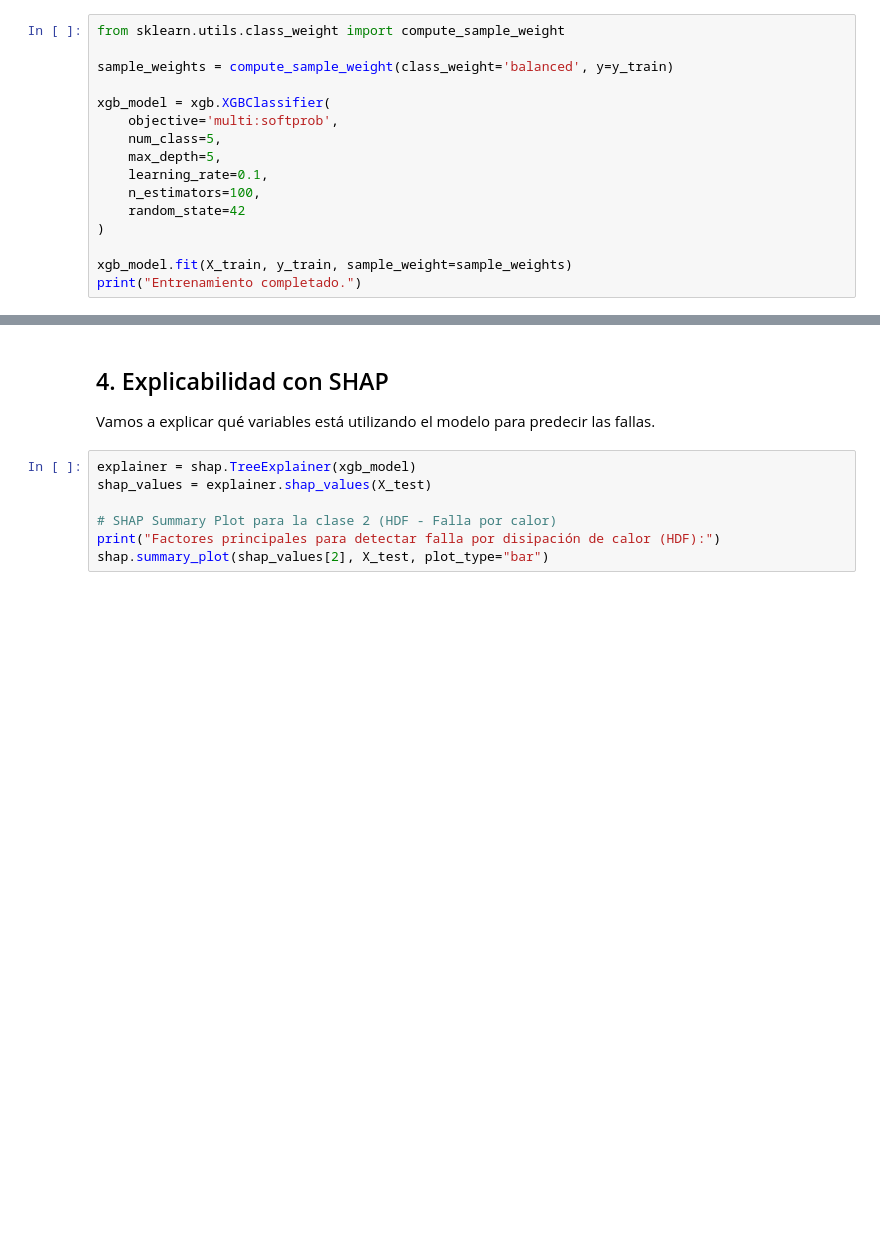
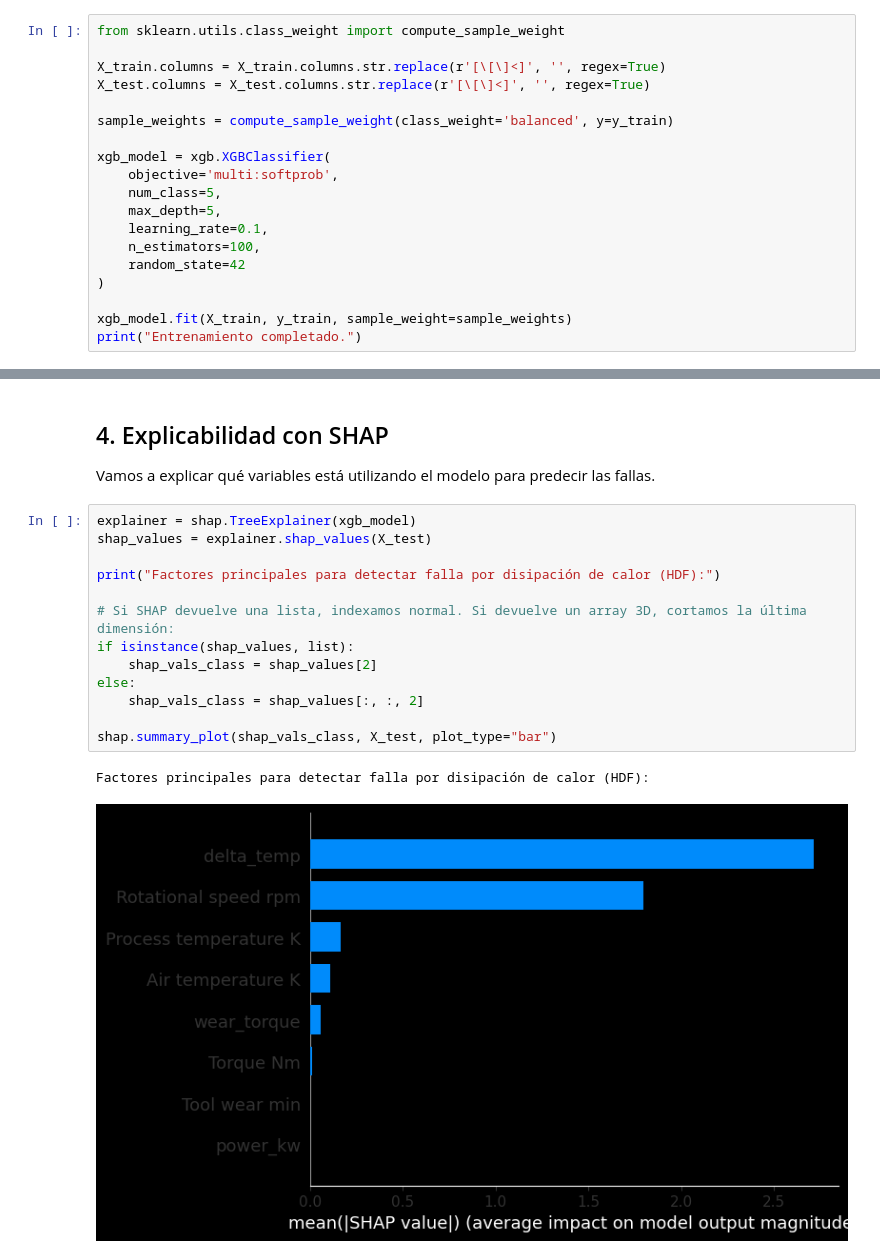
Before and after one commit to Agustin-Islas/industrial-predictive-ai, a Jupyter notebook: notebooks/02_classification_xgboost.ipynb, the cells around one changed output, grey strips where cells are left out. Cells and saved outputs as stored; diff of their text form; blank space fills up the shorter version.

```diff
--- a/notebooks/02_classification_xgboost.ipynb
+++ b/notebooks/02_classification_xgboost.ipynb
@@ -51,6 +63,9 @@ print(f"Set de entrenamiento: {X_train.shape}")
 Usaremos `scale_pos_weight` implícito manejando los pesos de clase para contrarrestar el fuerte desbalance.
 # %%
 from sklearn.utils.class_weight import compute_sample_weight
+
+X_train.columns = X_train.columns.str.replace(r'[\[\]<]', '', regex=True)
+X_test.columns = X_test.columns.str.replace(r'[\[\]<]', '', regex=True)
 
 sample_weights = compute_sample_weight(class_weight='balanced', y=y_train)
 
@@ -85,10 +115,19 @@ Vamos a explicar qué variables está utilizando el modelo para predecir las fal
 # %%
 explainer = shap.TreeExplainer(xgb_model)
 shap_values = explainer.shap_values(X_test)
 
-# SHAP Summary Plot para la clase 2 (HDF - Falla por calor)
 print("Factores principales para detectar falla por disipación de calor (HDF):")
-shap.summary_plot(shap_values[2], X_test, plot_type="bar")
+
+# Si SHAP devuelve una lista, indexamos normal. Si devuelve un array 3D, cortamos la última dimensión:
+if isinstance(shap_values, list):
+    shap_vals_class = shap_values[2]
+else:
+    shap_vals_class = shap_values[:, :, 2]
+
+shap.summary_plot(shap_vals_class, X_test, plot_type="bar")
+# %% [output]
+Factores principales para detectar falla por disipación de calor (HDF):
+[figure, added]
 # %%
 # Exportar modelo
 joblib.dump(xgb_model, '../models/xgboost_classifier.pkl')
```
Also changed, not shown: parts of 6 cells of this notebook, 37 other files.
